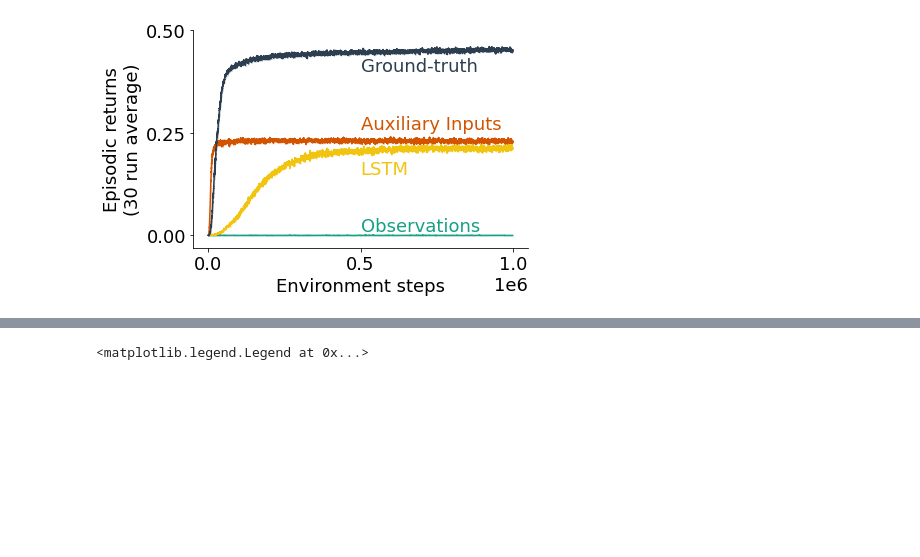
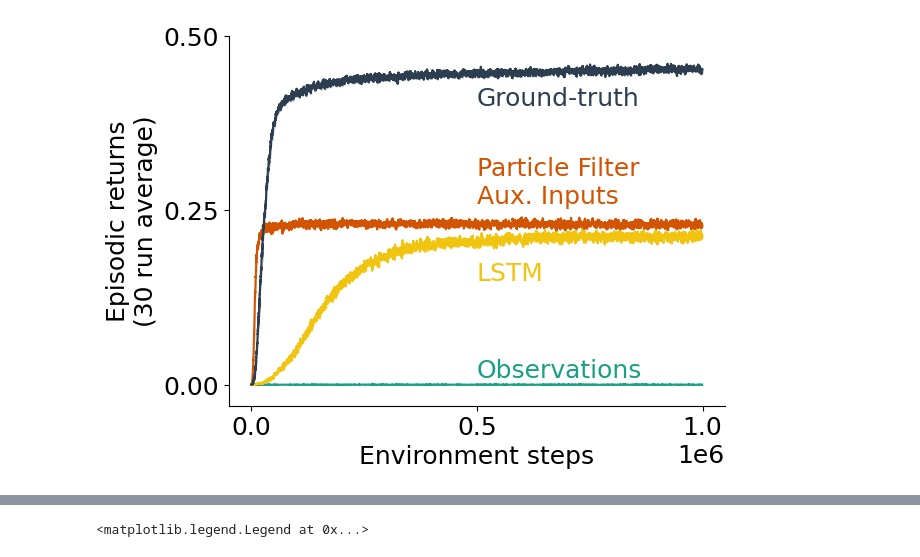
Before and after one commit to taodav/aux-inputs, a Jupyter notebook: analysis/plot_results_f_best.ipynb, the cells around one changed output, grey strips where cells are left out. Cells and saved outputs as stored; diff of their text form; code cells hidden in the pictures; blank space fills up the shorter version.

```diff
--- a/analysis/plot_results_f_best.ipynb
+++ b/analysis/plot_results_f_best.ipynb
@@ -181,34 +181,34 @@ for k, v in all_mapped_data.items():
     std_err = data.std(axis=0) / data.shape[0]
 
     ax.plot(x, means, label=key, color=color, rasterized=True)
     plt.fill_between(x, means - std_err, means + std_err,
                          color=color, alpha=0.2, rasterized=True)
 ax.set_ylim(-0.03, 0.5)
 ax.set_yticks([0, 0.25, 0.5])
 ax.set_xticks([0, 5e5, 1e6])
 ax.set_xlabel('Environment steps')
 ax.set_ylabel(f"Episodic returns\n(30 run average)")
 # ax.yaxis.set_label_coords(-0.18, 0.6)
 
 plot_info = {
     'f': {'color': green_sea, 'label': 'Normal'},
     'f_lstm': {'color': sunflower, 'label': 'LSTM'},
     'fpg': {'color': pumpkin, 'label': 'PF (uncertainty)'},
     'fsg': {'color': midnight_blue, 'label': 'Ground-truth'}
 }
 plt.text(5e5, 0.01, "Observations", color=plot_info['f']['color'], fontdict=dict(size=18))
-plt.text(5e5, 0.26, "Auxiliary Inputs", color=plot_info['fpg']['color'], fontdict=dict(size=18))
+plt.text(5e5, 0.26, "Particle Filter\nAux. Inputs", color=plot_info['fpg']['color'], fontdict=dict(size=18))
 plt.text(5e5, 0.15, "LSTM", color=plot_info['f_lstm']['color'], fontdict=dict(size=18))
 plt.text(5e5, 0.4, "Ground-truth", color=plot_info['fsg']['color'], fontdict=dict(size=18))
 ax.spines['right'].set_visible(False)
 ax.spines['top'].set_visible(False)
 
 # ax.set_title(f'Modified Compass World')
 
 fig.savefig(fig_path, bbox_inches='tight')
 
 # plt.legend(bbox_to_anchor=(1.00, 1), loc='upper left')
 # %% [output]
-[figure, old version]
+[figure, new version]
 # %%
 # %% [output]
```
Also changed, not shown: parts of 2 cells of this notebook, 8 other files.
